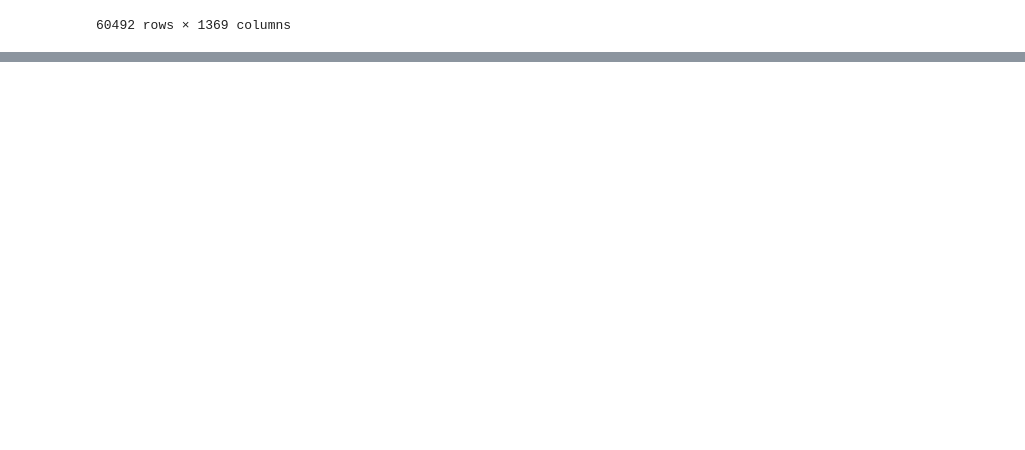
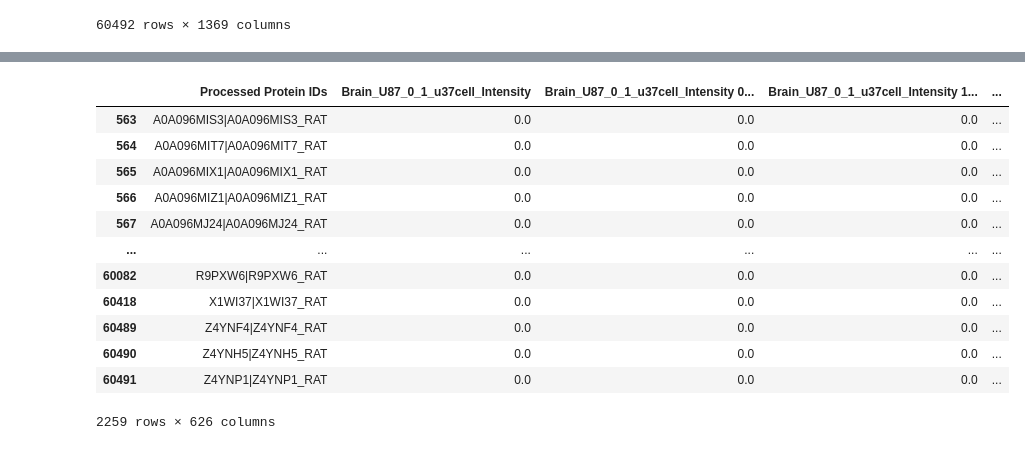
Before and after one commit to TaoYySC/SingleCellProteomics, a Jupyter notebook: map_protein_from_different_index.ipynb, the cells around one changed output, grey strips where cells are left out. Drawn from its saved outputs; the diff is of its cells as text; code cells hidden in the pictures; blank space fills up the shorter version.

```diff
--- a/map_protein_from_different_index.ipynb
+++ b/map_protein_from_different_index.ipynb
@@ -323,0 +440,17 @@ group_data.to_csv('data/all_exp_matrix.csv')
+# %%
+rat_df = rat_df.loc[:,(rat_df != 0).any(axis=0)]
+rat_df
+# %% [output]
+|  | Processed Protein IDs | Brain_U87_0_1_u37cell_Intensity | Brain_U87_0_1_u37cell_Intensity 0... | Brain_U87_0_1_u37cell_Intensity 1... | ... |
+| 563 | A0A096MIS3|A0A096MIS3_RAT | 0.0 | 0.0 | 0.0 | ... |
+| 564 | A0A096MIT7|A0A096MIT7_RAT | 0.0 | 0.0 | 0.0 | ... |
+| 565 | A0A096MIX1|A0A096MIX1_RAT | 0.0 | 0.0 | 0.0 | ... |
+| 566 | A0A096MIZ1|A0A096MIZ1_RAT | 0.0 | 0.0 | 0.0 | ... |
+| 567 | A0A096MJ24|A0A096MJ24_RAT | 0.0 | 0.0 | 0.0 | ... |
+| ... | ... | ... | ... | ... | ... |
+| 60082 | R9PXW6|R9PXW6_RAT | 0.0 | 0.0 | 0.0 | ... |
+| 60418 | X1WI37|X1WI37_RAT | 0.0 | 0.0 | 0.0 | ... |
+| 60489 | Z4YNF4|Z4YNF4_RAT | 0.0 | 0.0 | 0.0 | ... |
+| 60490 | Z4YNH5|Z4YNH5_RAT | 0.0 | 0.0 | 0.0 | ... |
+| 60491 | Z4YNP1|Z4YNP1_RAT | 0.0 | 0.0 | 0.0 | ... |
+2259 rows × 626 columns
```
Also changed, not shown: parts of 14 cells of this notebook, 1 other file.
